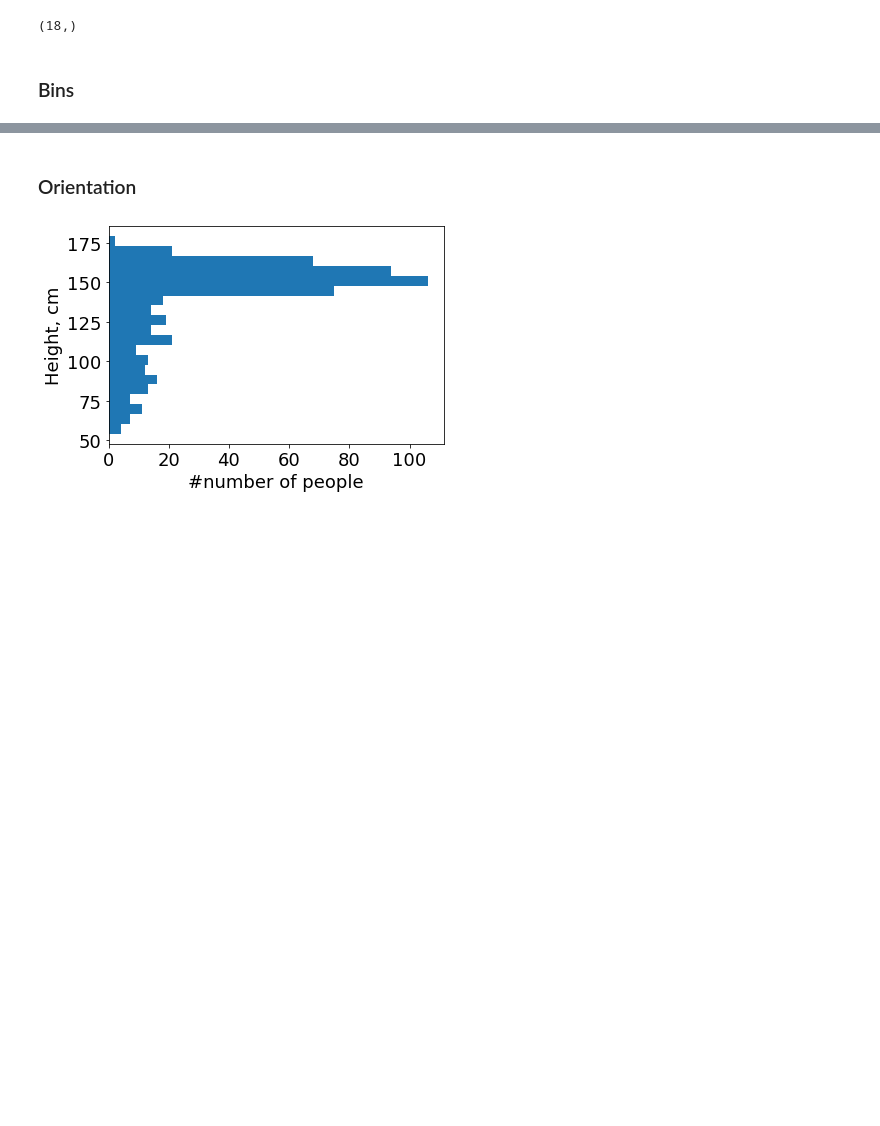
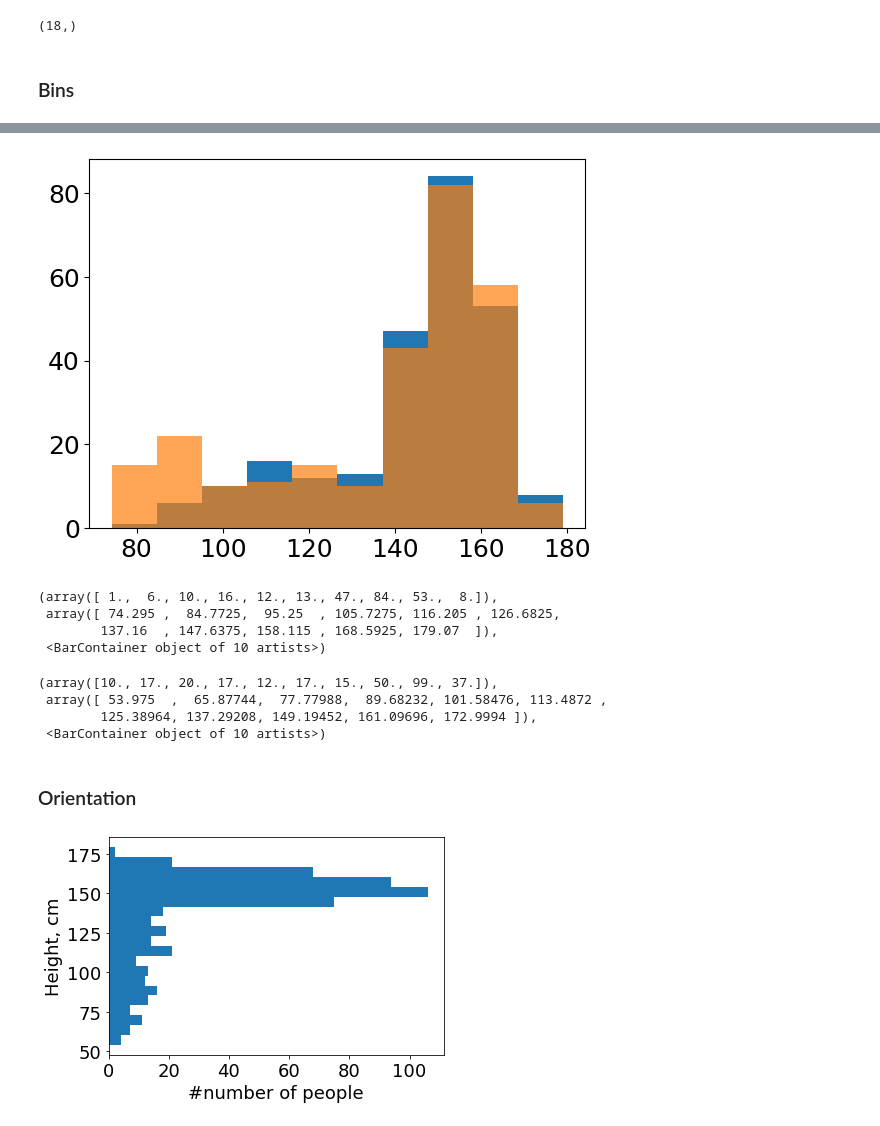
Before and after one commit to kurmukovai/iitp-ml-ds, a Jupyter notebook: 2023/seminar-6-gbt/5-standard-graphs.ipynb, the cells around one changed output, grey strips where cells are left out. Cells and saved outputs as stored; diff of their text form; code cells hidden in the pictures; blank space fills up the shorter version.

```diff
--- a/2023/seminar-6-gbt/5-standard-graphs.ipynb
+++ b/2023/seminar-6-gbt/5-standard-graphs.ipynb
@@ -273,3 +289,25 @@ plt.xlabel('Height, cm');
+# %%
+x1 = df.height[:250]
+x2 = df.height[250:]
+# %%
+bins = plt.hist(x1);
+plt.hist(x2, alpha=.7, bins=bins[1]);
+# %% [output]
+[figure, added]
+# %%
+bins1
+# %% [output]
+(array([ 1.,  6., 10., 16., 12., 13., 47., 84., 53.,  8.]),
+ array([ 74.295 ,  84.7725,  95.25  , 105.7275, 116.205 , 126.6825,
+        137.16  , 147.6375, 158.115 , 168.5925, 179.07  ]),
+ <BarContainer object of 10 artists>)
+# %%
+bins2
+# %% [output]
+(array([10., 17., 20., 17., 12., 17., 15., 50., 99., 37.]),
+ array([ 53.975  ,  65.87744,  77.77988,  89.68232, 101.58476, 113.4872 ,
+        125.38964, 137.29208, 149.19452, 161.09696, 172.9994 ]),
+ <BarContainer object of 10 artists>)
 # %% [markdown]
 ### Orientation
 # %%
```
Also changed, not shown: parts of 29 cells of this notebook, 3 other files.
